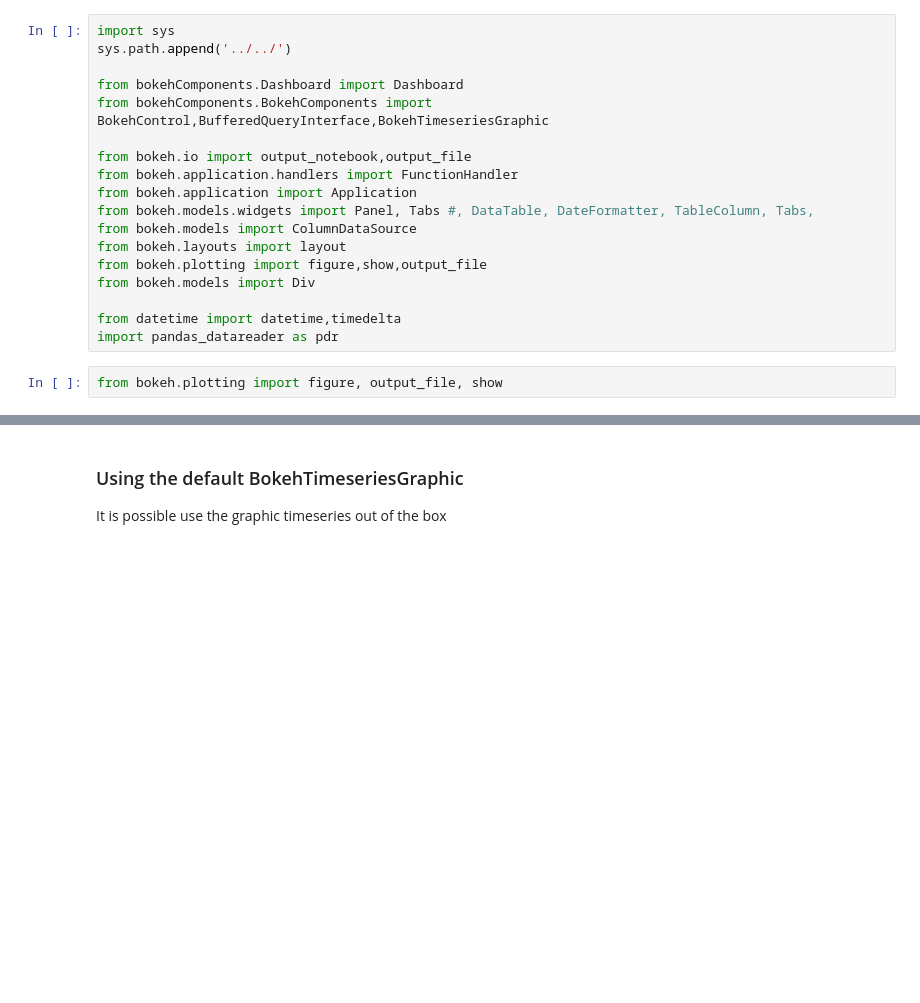
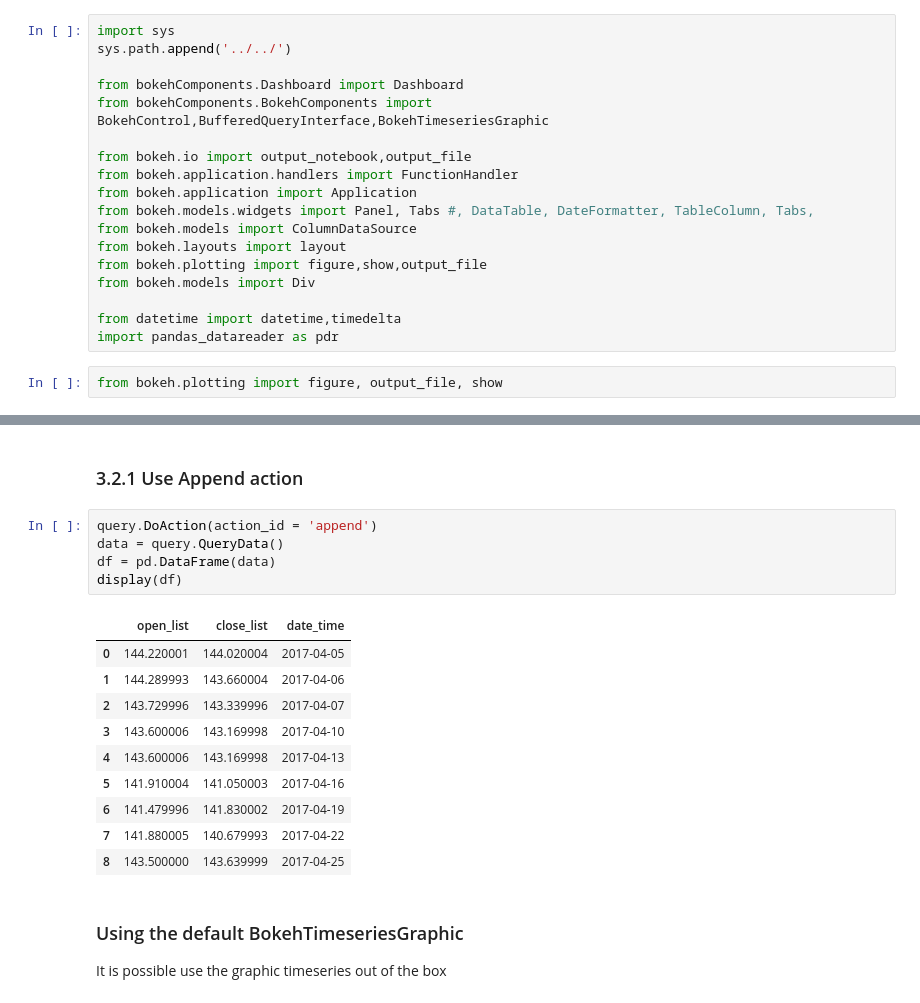
Before and after one commit to JustinGirard/bokehComponents, a Jupyter notebook: roughNotebooks/CustomDataSourceExample.ipynb, the cells around one changed output, grey strips where cells are left out. Drawn from its saved outputs; the diff is of its cells as text; blank space fills up the shorter version.

```diff
--- a/roughNotebooks/CustomDataSourceExample.ipynb
+++ b/roughNotebooks/CustomDataSourceExample.ipynb
@@ -89,3 +143,21 @@ display(df.head())
+# %% [markdown]
+### 3.2.1 Use Append action
+# %%
+query.DoAction(action_id = 'append')
+data = query.QueryData()
+df = pd.DataFrame(data)
+display(df)
+# %% [output]
+|  | open_list | close_list | date_time |
+| 0 | 144.220001 | 144.020004 | 2017-04-05 |
+| 1 | 144.289993 | 143.660004 | 2017-04-06 |
+| 2 | 143.729996 | 143.339996 | 2017-04-07 |
+| 3 | 143.600006 | 143.169998 | 2017-04-10 |
+| 4 | 143.600006 | 143.169998 | 2017-04-13 |
+| 5 | 141.910004 | 141.050003 | 2017-04-16 |
+| 6 | 141.479996 | 141.830002 | 2017-04-19 |
+| 7 | 141.880005 | 140.679993 | 2017-04-22 |
+| 8 | 143.500000 | 143.639999 | 2017-04-25 |
 # %% [markdown]
 ### Using the default BokehTimeseriesGraphic
 It is possible use the graphic timeseries out of the box
```
Also changed, not shown: parts of 19 cells of this notebook, 8 other files.
